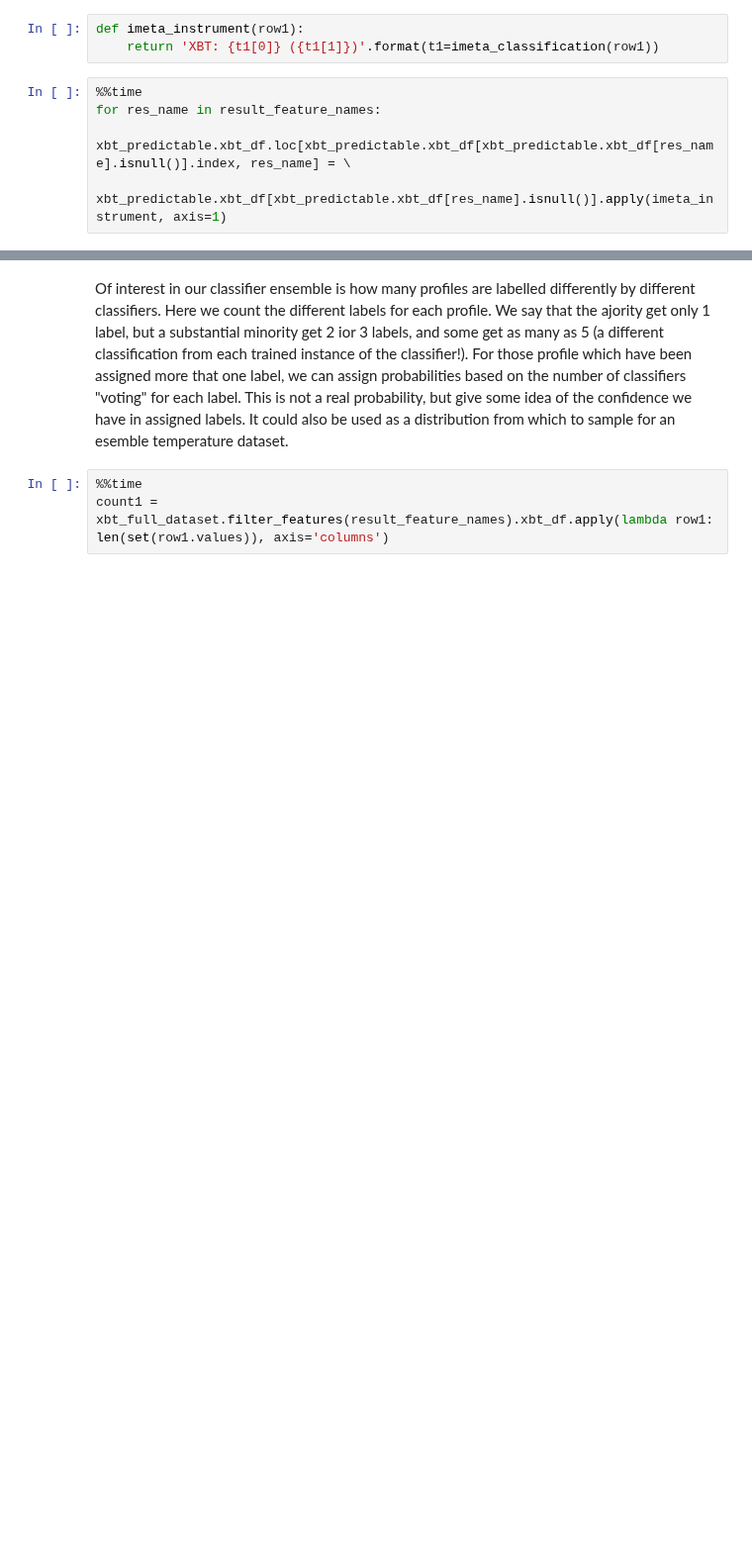
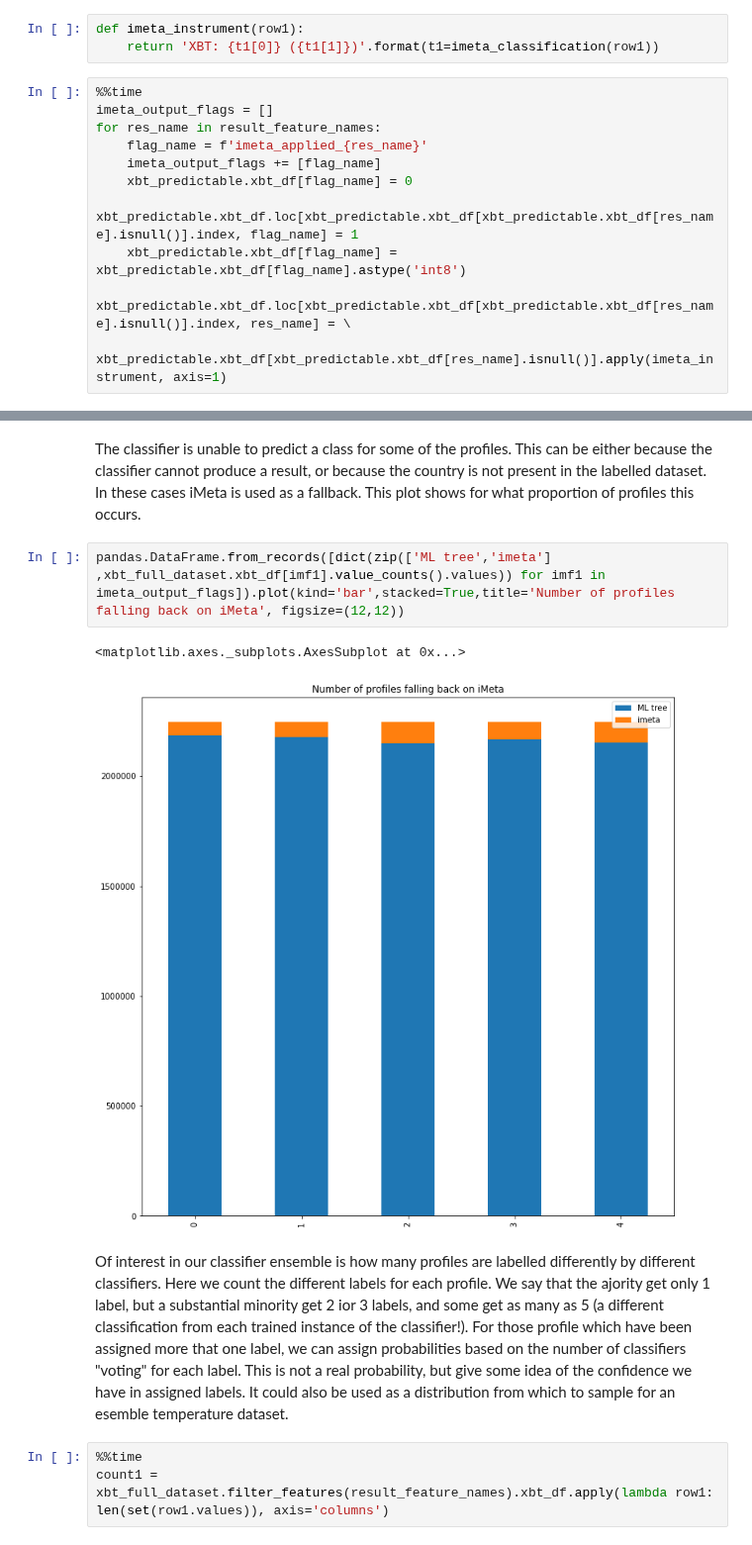
Before and after one commit to MetOffice/XBTs_classification, a Jupyter notebook: classification/imeta_ml_tree_cross_validate.ipynb, the cells around one changed output, grey strips where cells are left out. Shown at 99% size. Saved outputs shown, nothing was run; the diff lists cells and outputs as text; blank space fills up the shorter version.

```diff
--- a/classification/imeta_ml_tree_cross_validate.ipynb
+++ b/classification/imeta_ml_tree_cross_validate.ipynb
@@ -265,7 +275,13 @@ def imeta_instrument(row1):
     return 'XBT: {t1[0]} ({t1[1]})'.format(t1=imeta_classification(row1))
 # %%
 %%time
+imeta_output_flags = []
 for res_name in result_feature_names:
+    flag_name = f'imeta_applied_{res_name}'
+    imeta_output_flags += [flag_name]
+    xbt_predictable.xbt_df[flag_name] = 0
+    xbt_predictable.xbt_df.loc[xbt_predictable.xbt_df[xbt_predictable.xbt_df[res_name].isnull()].index, flag_name] = 1
+    xbt_predictable.xbt_df[flag_name] = xbt_predictable.xbt_df[flag_name].astype('int8')
     xbt_predictable.xbt_df.loc[xbt_predictable.xbt_df[xbt_predictable.xbt_df[res_name].isnull()].index, res_name] = \
         xbt_predictable.xbt_df[xbt_predictable.xbt_df[res_name].isnull()].apply(imeta_instrument, axis=1)
 # %% [output]
@@ -292,3 +310,10 @@ Wall time: 386 ms
+# %% [markdown]
+The classifier is unable to predict a class for some of the profiles. This can be either because the classifier cannot produce a result, or because the country is not present in the labelled dataset. In these cases iMeta is used as a fallback. This plot shows for what proportion of profiles this occurs.
+# %%
+pandas.DataFrame.from_records([dict(zip(['ML tree','imeta'] ,xbt_full_dataset.xbt_df[imf1].value_counts().values)) for imf1 in imeta_output_flags]).plot(kind='bar',stacked=True,title='Number of profiles falling back on iMeta', figsize=(12,12))
+# %% [output]
+<matplotlib.axes._subplots.AxesSubplot at 0x...>
+[figure, added]
 # %% [markdown]
 Of interest in our classifier ensemble is how many profiles are labelled differently by different classifiers. Here we count the different labels for each profile. We say that the ajority get only 1 label, but a substantial minority get 2 ior 3 labels, and some get as many as 5 (a different classification from each trained instance of the classifier!). For those profile which have been assigned more that one label, we can assign probabilities based on the number of classifiers "voting" for each label. This is not a real probability, but give some idea of the confidence we have in assigned labels. It could also be used as a distribution from which to sample for an esemble temperature dataset.
 # %%
```
Also changed, not shown: parts of 25 cells of this notebook.
